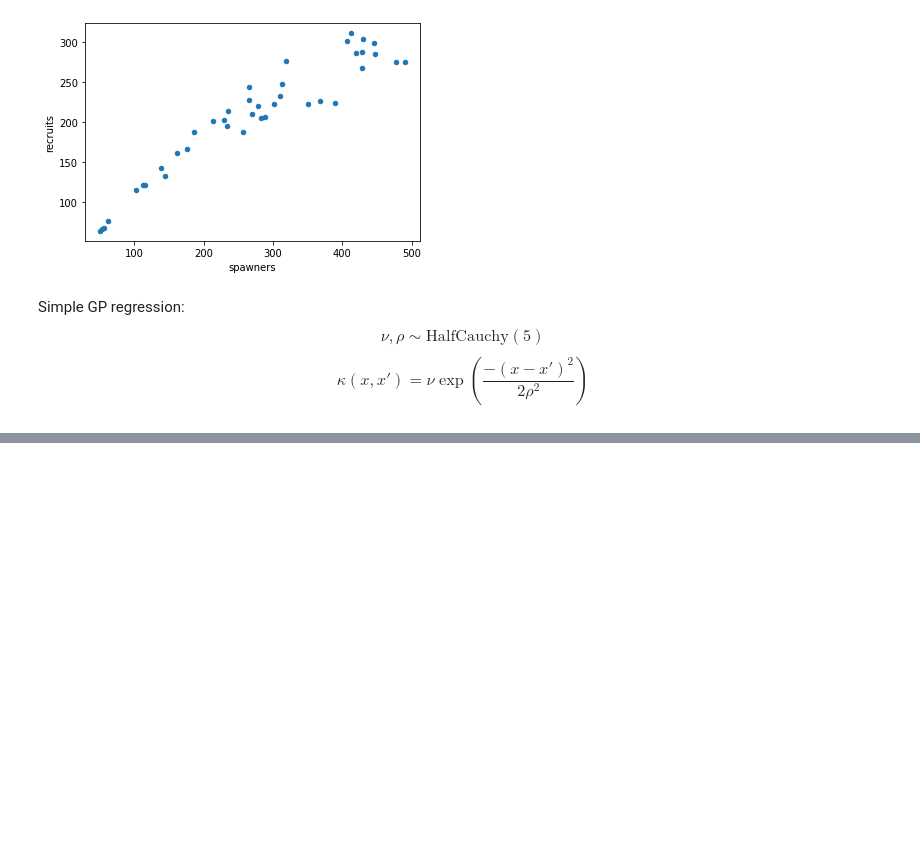
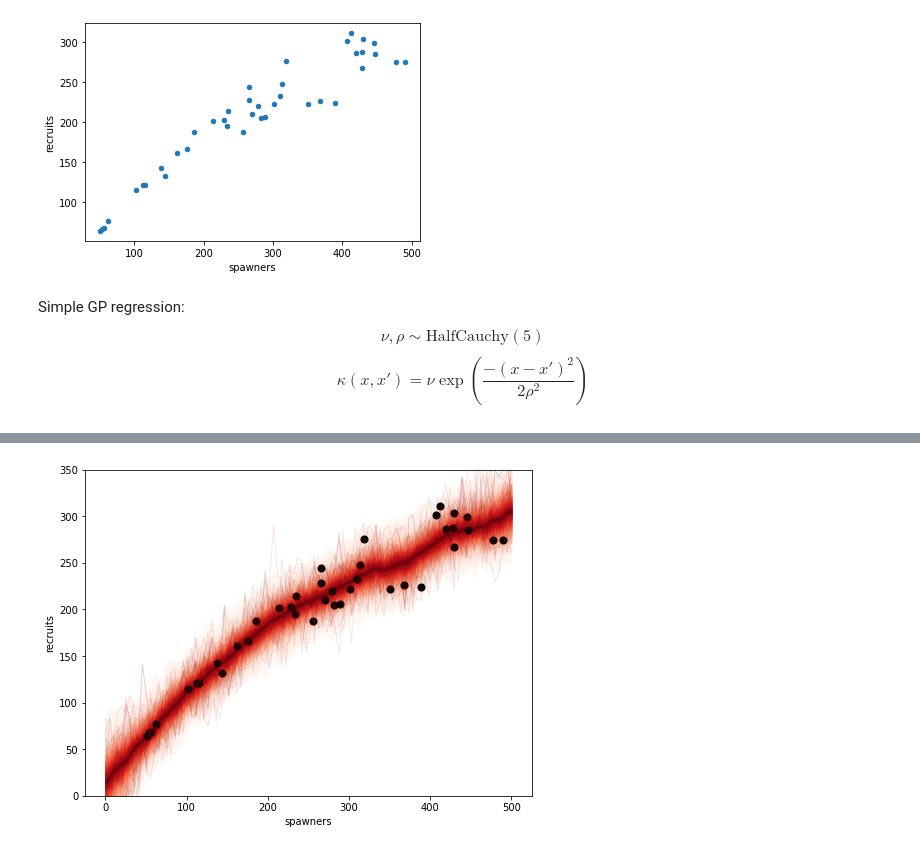
Before and after one commit to FreddyWordingham/gauss, a Jupyter notebook: notebooks/salmon_gp.ipynb, the cells around one changed output, grey strips where cells are left out. Cells and saved outputs as stored; diff of their text form; code cells hidden in the pictures; blank space fills up the shorter version.

```diff
--- a/notebooks/salmon_gp.ipynb
+++ b/notebooks/salmon_gp.ipynb
@@ -53,0 +84,4 @@ az.plot_trace(gp_trace, var_names=['ρ', 'η', 'σ']);
+# %%
+with gp_salmon_model:
+    salmon_pred_noise = recruit_gp.conditional("salmon_pred_noise", X_pred.reshape(-1,1), pred_noise=True)
+    gp_salmon_samples = pm.sample_posterior_predictive(gp_trace, vars=[salmon_pred_noise], samples=500, random_seed=42)
@@ -53,0 +90,8 @@ az.plot_trace(gp_trace, var_names=['ρ', 'η', 'σ']);
+# %%
+from pymc3.gp.util import plot_gp_dist
+fig, ax = plt.subplots(figsize=(8,6))
+plot_gp_dist(ax, gp_salmon_samples['salmon_pred_noise'], X_pred)
+data.plot.scatter(x='spawners', y='recruits', c='k', s=50, ax=ax)
+ax.set_ylim(0, 350);
+# %% [output]
+[figure, added]
```
Also changed, not shown: parts of 8 cells of this notebook, 1 other file.
